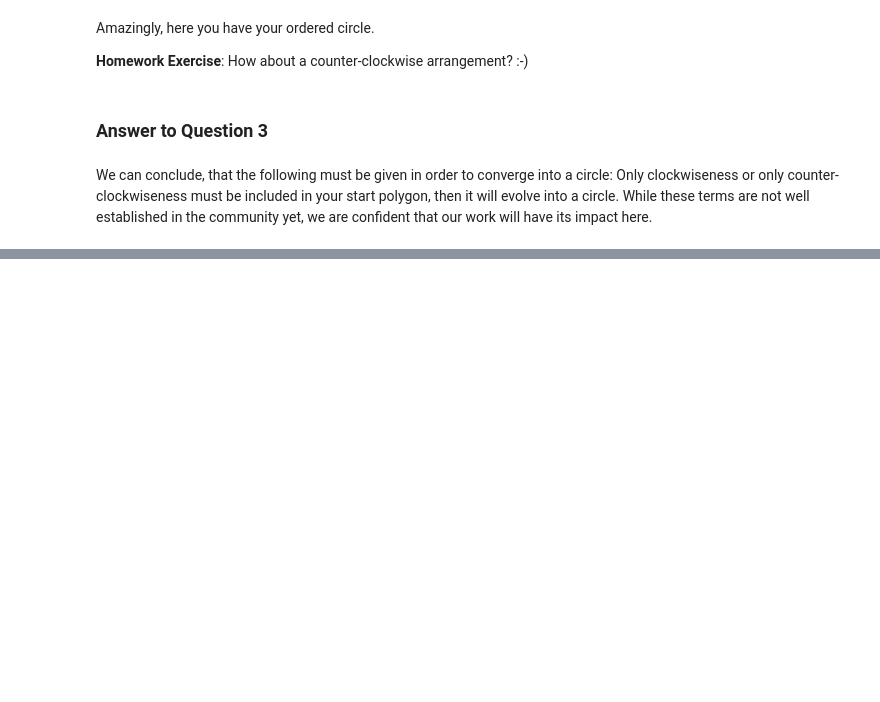
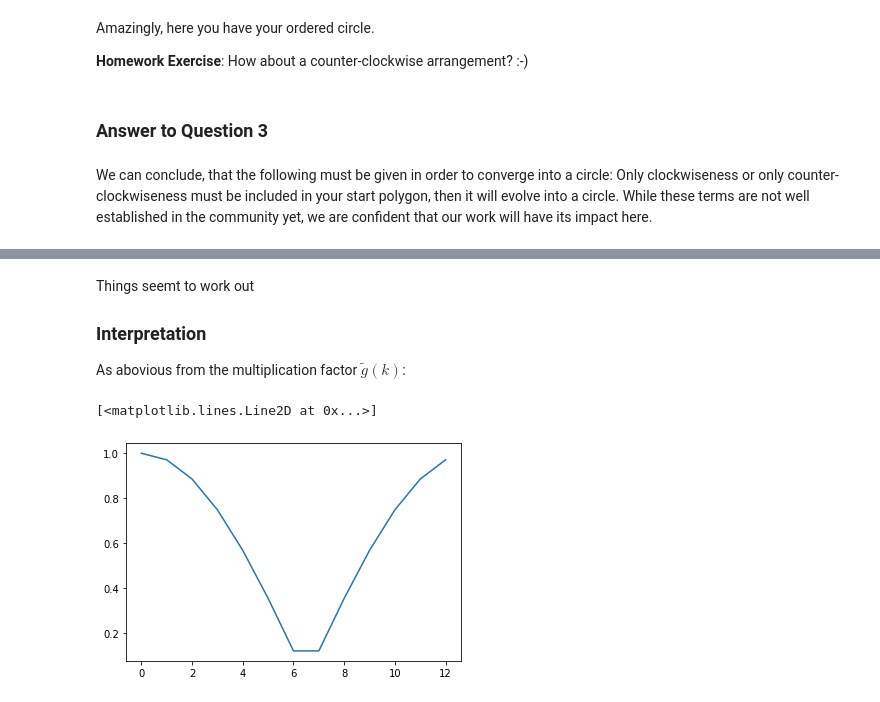
Before and after one commit to mu2718/riddles, a Jupyter notebook: PolygonSmoothing.ipynb, the cells around one changed output, grey strips where cells are left out. Saved outputs shown, nothing was run; the diff lists cells and outputs as text; code cells hidden in the pictures; blank space fills up the shorter version.

```diff
--- a/PolygonSmoothing.ipynb
+++ b/PolygonSmoothing.ipynb
@@ -311,0 +443,11 @@ Yours sincerly, L. and M.
+# %% [markdown]
+Things seemt to work out
+
+### Interpretation
+
+As abovious from the multiplication factor $\tilde g(k)$:
+# %%
+plt.plot(N*abs(g_tilde))
+# %% [output]
+[<matplotlib.lines.Line2D at 0x...>]
+[figure, added]
```
Also changed, not shown: parts of 29 cells of this notebook.
